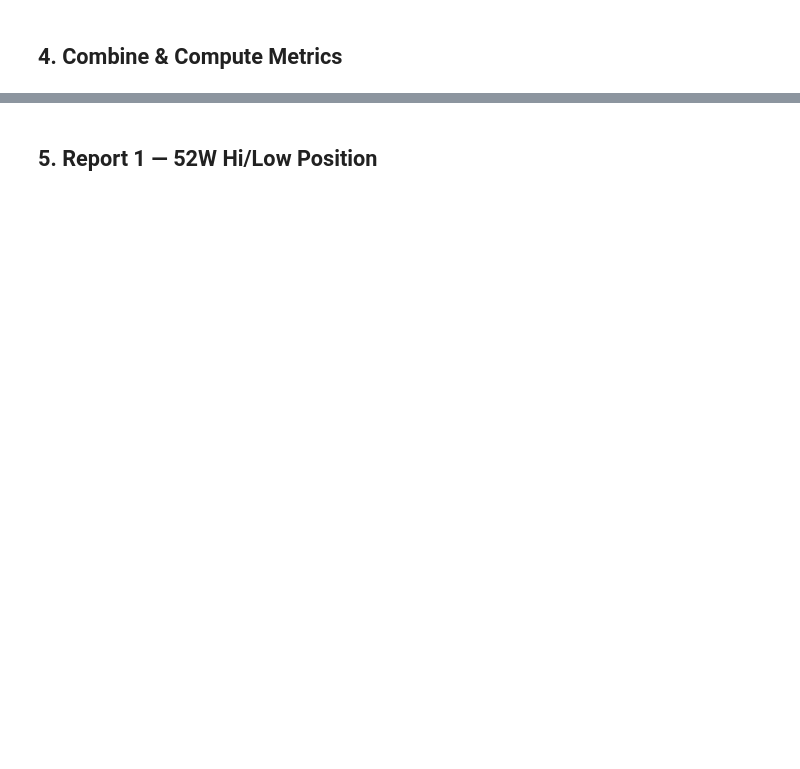
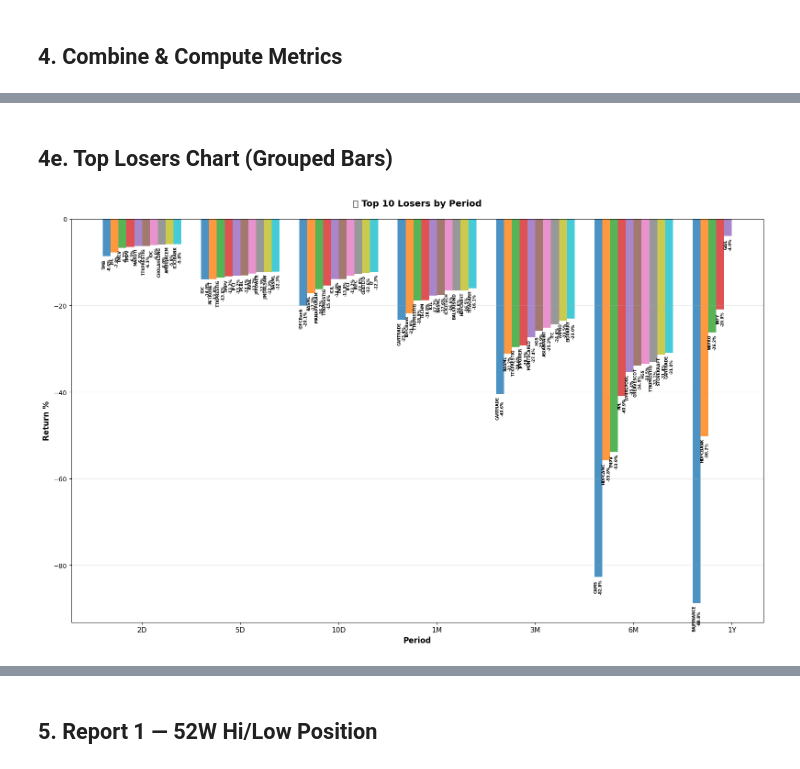
Before and after one commit to rite2babu/NSE-Analysis, a Jupyter notebook: NSE_Analysis.ipynb, the cells around one changed output, grey strips where cells are left out. Cells and saved outputs as stored; diff of their text form; code cells hidden in the pictures; blank space fills up the shorter version.

```diff
--- a/NSE_Analysis.ipynb
+++ b/NSE_Analysis.ipynb
@@ -237,0 +449,43 @@ print(f'Metrics: {len(hl_df)} HL, {len(cross_df)} crossovers, {len(macd_df)} MAC
+# %% [markdown]
+## 4e. Top Losers Chart (Grouped Bars)
+# %%
+# For each period, find top 10 losers (only negative returns)
+top_losers_by_period = {}
+for period, label in zip(periods, period_labels):
+    losers = returns_df[returns_df[period] < 0].nsmallest(10, period)[['Symbol', period]]
+    top_losers_by_period[label] = losers
+
+# Prepare grouped bar chart data
+fig, ax = plt.subplots(figsize=(16, 10))
+x = np.arange(len(period_labels))
+width = 0.08
+
+# Plot bars grouped by period
+for i, label in enumerate(period_labels):
+    losers = top_losers_by_period[label]
+    for j, (idx, row) in enumerate(losers.iterrows()):
+        sym = row['Symbol']
+        val = row[periods[i]]
+        offset = (j - 4.5) * width
+        bar = ax.bar(x[i] + offset, val, width, alpha=0.8)
+
+        # Add label on bar
+        if val < 0:
+            ax.text(x[i] + offset, val - 0.5,
+                   f'{sym}\n{val:.1f}%',
+                   ha='center', va='top',
+                   fontsize=6, rotation=90, fontweight='bold')
+
+ax.set_xlabel('Period', fontsize=12, fontweight='bold')
+ax.set_ylabel('Return %', fontsize=12, fontweight='bold')
+ax.set_title('🔴 Top 10 Losers by Period', fontsize=14, fontweight='bold', pad=20)
+ax.set_xticks(x)
+ax.set_xticklabels(period_labels, fontsize=11)
+ax.axhline(0, color='black', linewidth=0.8, linestyle='-', alpha=0.3)
+ax.grid(axis='y', alpha=0.3)
+ax.set_ylim(top=0)
+
+plt.tight_layout()
+plt.show()
+# %% [output]
+[figure, added]
```
Also changed, not shown: parts of 30 cells of this notebook, 6 other files.
